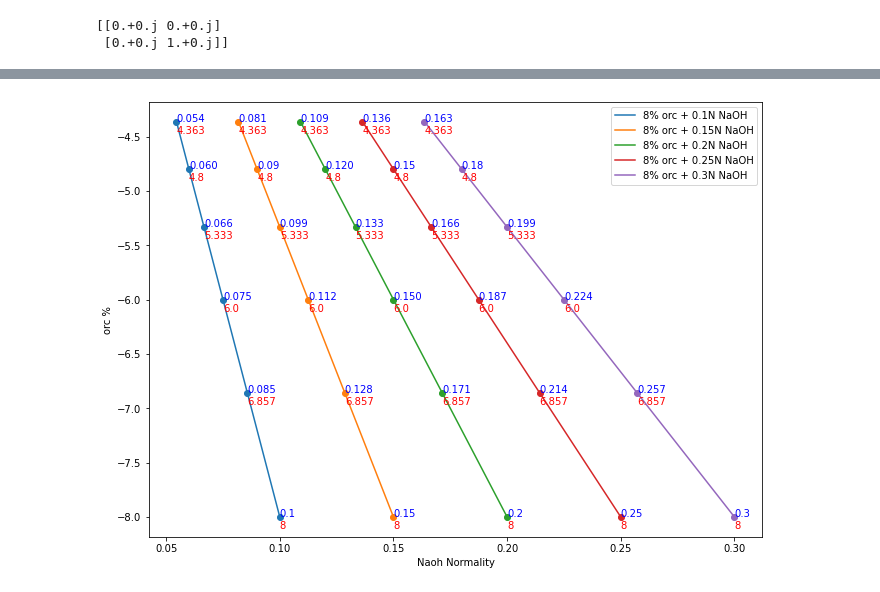
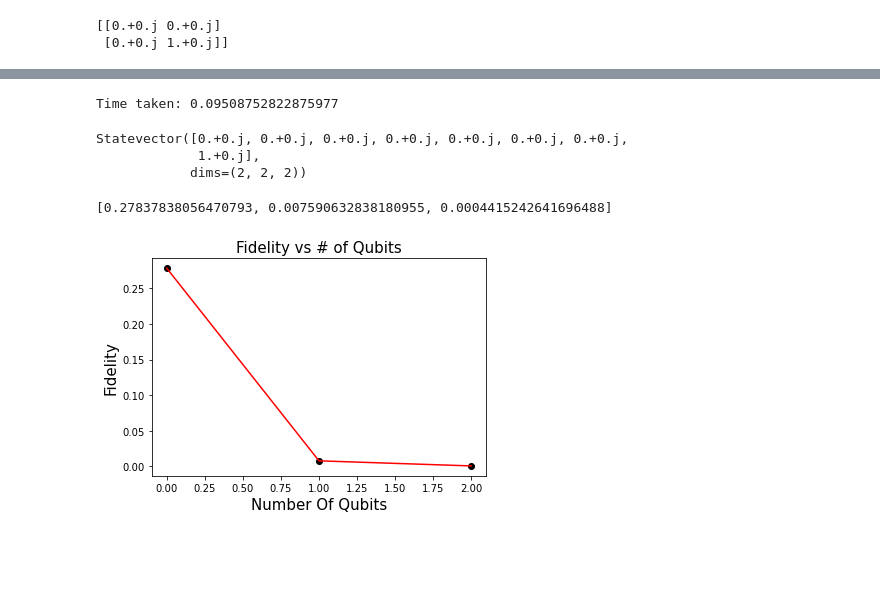
Before and after one commit to Fan-0/AQI2022, a Jupyter notebook: Summer 2022/June 19 Update.ipynb, the cells around one changed output, grey strips where cells are left out. Cells and saved outputs as stored; diff of their text form; code cells hidden in the pictures; blank space fills up the shorter version.

```diff
--- a/Summer 2022/June 19 Update.ipynb
+++ b/Summer 2022/June 19 Update.ipynb
@@ -192,22 +201,22 @@ from qiskit.providers.aer import noise
 from qiskit.ignis.verification.tomography import state_tomography_circuits, StateTomographyFitter
 import qiskit.ignis.mitigation.measurement as mc
 import time
-q2=27
+q2=3
 control = QuantumCircuit(q2)
 test = QuantumCircuit(q2)
 jobt_list = []
 jobc_list = []
 results = []
 temp = []
-for i in range(27):
+for i in range(q2):
     temp.append(i)
-for i in range(27):
+for i in range(q2):
     control.x(i)
     #print(control)
     job = qk.execute(control, backend=Aer.get_backend('statevector_simulator'))
     jobc_list.append(job)
     test = signal.add_as_gate(test,[i])
-    #print(test)
+    print(test)
     qst = state_tomography_circuits(test,temp)
     job = qk.execute(qst, backend=backend, shots=5000)
     result = StateTomographyFitter(job.result(), qst)
@@ -247,18 +242,28 @@ print(ty)
-# %%
-plt.figure(figsize=(11,8))
-for i in range(len(tx)):
-    plt.scatter(tx[i], -1*np.array(ty[i]))
-    plt.plot(tx[i], -1*np.array(ty[i]),label=names[i])
-plt.ylabel("orc %")
-plt.xlabel("Naoh Normality")
-plt.legend()
-counter = 0
-for j in tx:
-    for i,label in enumerate(j):
-        plt.annotate(str(label)[0:5], (tx[counter][i], -1*ty[counter][i]), color="blue")
-        plt.annotate(str(ty[counter][i])[0:5], (tx[counter][i], -1*ty[counter][i]-0.11), color="red")
-    counter+=1
-plt.savefig("output.png")
-plt.show()
-# %% [output]
-[figure, removed]
+# %%
+t = time.time()
+rho_list = []
+for i in jobt_list:
+    rho_list.append(i.fit())
+print('Time taken:', time.time() - t)
+# %% [output]
+Time taken: 0.09508752822875977
+# %%
+print(jobc_list[2].result().get_statevector())
+# %% [output]
+Statevector([0.+0.j, 0.+0.j, 0.+0.j, 0.+0.j, 0.+0.j, 0.+0.j, 0.+0.j,
+             1.+0.j],
+            dims=(2, 2, 2))
+# %%
+F_bell = []
+for i in range(len(jobt_list)):
+    F_bell.append(state_fidelity(jobc_list[i].result().get_statevector(), rho_list[i]))
+print(F_bell)
+plt.scatter(temp, F_bell, color='black')
+plt.plot(temp, F_bell, color='red')
+plt.xlabel("Number Of Qubits", fontsize=15)
+plt.title("Fidelity vs # of Qubits", fontsize=15)
+plt.ylabel("Fidelity", fontsize=15)
+plt.show()
+# %% [output]
+[0.27837838056470793, 0.007590632838180955, 0.0004415242641696488]
+[figure, added]
```
Also changed, not shown: parts of 11 cells of this notebook, 3 other files.
